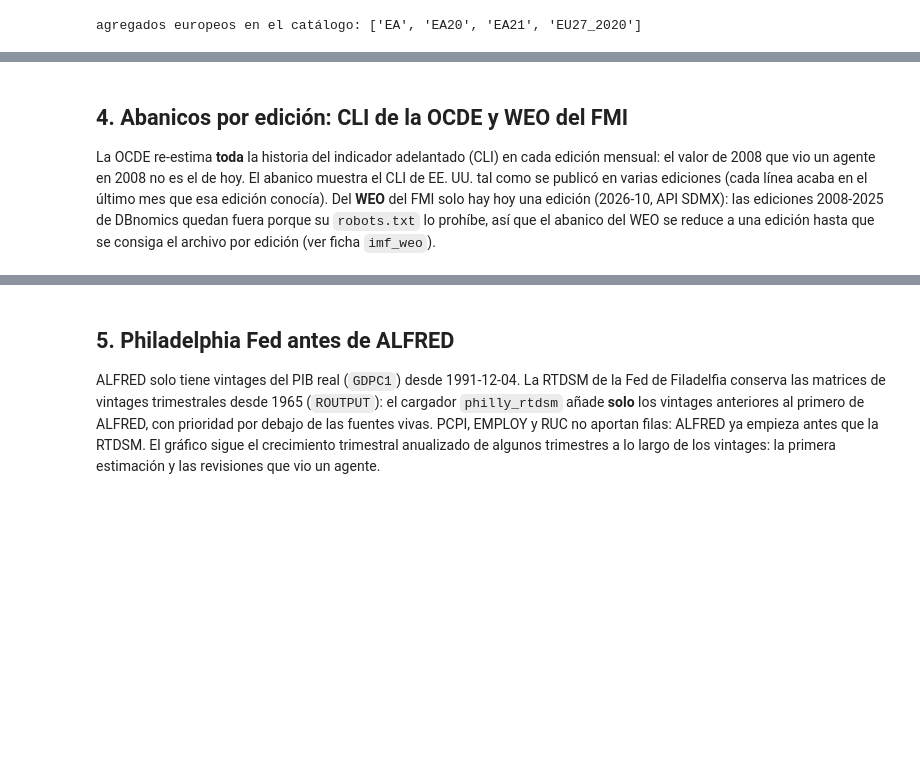
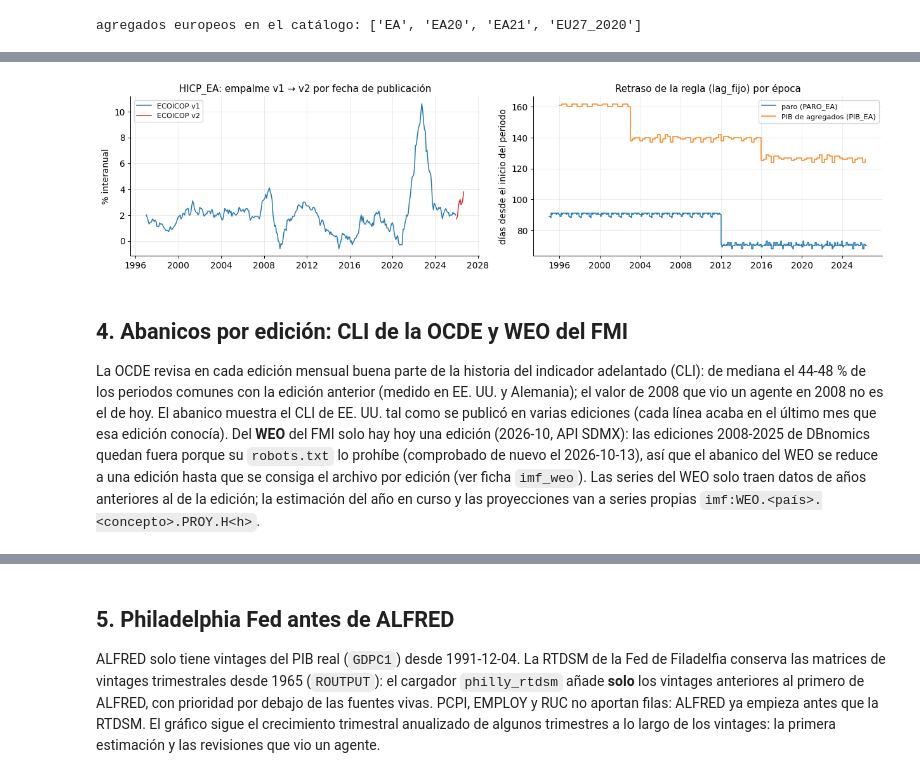
Before and after one commit to Romequinco/PRUEBAS_DETECCION_REGIMENES_DE_MERCADO_TFM, a Jupyter notebook: notebooks/fase2/mercados_series/04_macro_internacional.ipynb, the cells around one changed output, grey strips where cells are left out. Drawn from its saved outputs; the diff is of its cells as text; code cells hidden in the pictures; blank space fills up the shorter version.

```diff
--- a/notebooks/fase2/mercados_series/04_macro_internacional.ipynb
+++ b/notebooks/fase2/mercados_series/04_macro_internacional.ipynb
@@ -182,11 +192,38 @@ agregados europeos en el catálogo: ['EA', 'EA20', 'EA21', 'EU27_2020']
+# %%
+fig, axes = plt.subplots(1, 2, figsize=(14, 3.6))
+emp = T[T['serie'] == cat_mod.resolver('HICP_EA', CAT)]
+emp = emp.sort_values('fecha_referencia')
+for tramo, color in (('tramo v1', '#1f77b4'), ('tramo v2', '#d62728')):
+    sel = emp[emp['nota'].str.contains(tramo, regex=False)]
+    axes[0].plot(sel['fecha_referencia'], sel['valor'], color=color, lw=1.2, label=tramo.replace('tramo ', 'ECOICOP '))
+axes[0].set_title('HICP_EA: empalme v1 → v2 por fecha de publicación')
+axes[0].set_ylabel('% interanual')
+axes[0].legend(loc='upper left')
+for sid, etiqueta in ((cat_mod.resolver('PARO_EA', CAT), 'paro (PARO_EA)'),
+                      (cat_mod.resolver('PIB_EA', CAT), 'PIB de agregados (PIB_EA)')):
+    d = T[T['serie'] == sid].sort_values(['fecha_referencia', 'fecha_publicacion'])
+    d = d.drop_duplicates('fecha_referencia', keep='first')
+    d = d[d['metodo_publicacion'] == 'lag_fijo']
+    axes[1].step(d['fecha_referencia'], (d['fecha_publicacion'] - d['fecha_referencia']).dt.days, where='post',
+                 lw=1.2, label=etiqueta)
+axes[1].set_title('Retraso de la regla (lag_fijo) por época')
+axes[1].set_ylabel('días desde el inicio del periodo')
+axes[1].legend(loc='upper right')
+plt.tight_layout()
+plt.show()
+# %% [output]
+[figure, added]
 # %% [markdown]
 ## 4. Abanicos por edición: CLI de la OCDE y WEO del FMI
 
-La OCDE re-estima **toda** la historia del indicador adelantado (CLI) en cada edición mensual: el valor de 2008 que
-vio un agente en 2008 no es el de hoy. El abanico muestra el CLI de EE. UU. tal como se publicó en varias ediciones
+La OCDE revisa en cada edición mensual buena parte de la historia del indicador adelantado (CLI): de mediana el
+44-48 % de los periodos comunes con la edición anterior (medido en EE. UU. y Alemania); el valor de 2008 que vio un
+agente en 2008 no es el de hoy. El abanico muestra el CLI de EE. UU. tal como se publicó en varias ediciones
 (cada línea acaba en el último mes que esa edición conocía). Del **WEO** del FMI solo hay hoy una edición (2026-10,
-API SDMX): las ediciones 2008-2025 de DBnomics quedan fuera porque su `robots.txt` lo prohíbe, así que el abanico
-del WEO se reduce a una edición hasta que se consiga el archivo por edición (ver ficha `imf_weo`).
+API SDMX): las ediciones 2008-2025 de DBnomics quedan fuera porque su `robots.txt` lo prohíbe (comprobado de nuevo el
+2026-10-13), así que el abanico del WEO se reduce a una edición hasta que se consiga el archivo por edición (ver ficha
+`imf_weo`). Las series del WEO solo traen datos de años anteriores al de la edición; la estimación del año en curso y
+las proyecciones van a series propias `imf:WEO.<país>.<concepto>.PROY.H<h>`.
 # %%
 def vista_edicion(sid, edicion):
     d = T[(T['serie'] == sid) & (T['vintage'] <= edicion)].sort_values(['fecha_referencia', 'vintage'])
```
Also changed, not shown: parts of 5 cells of this notebook, 14 other files.
